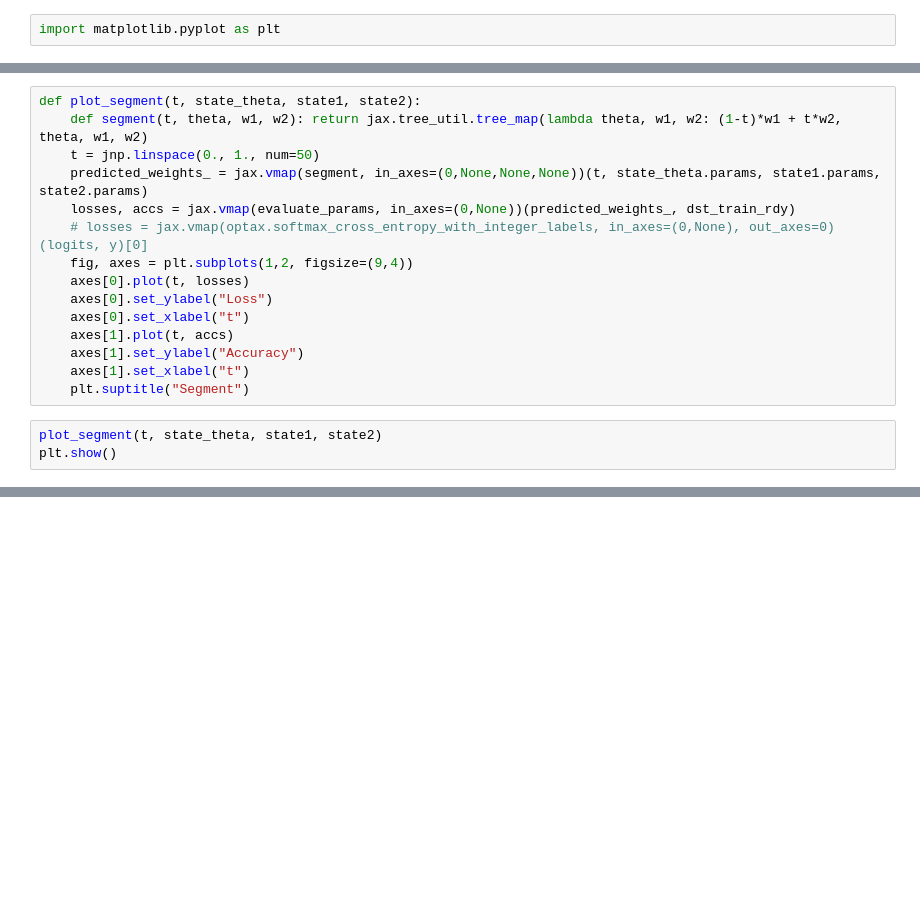
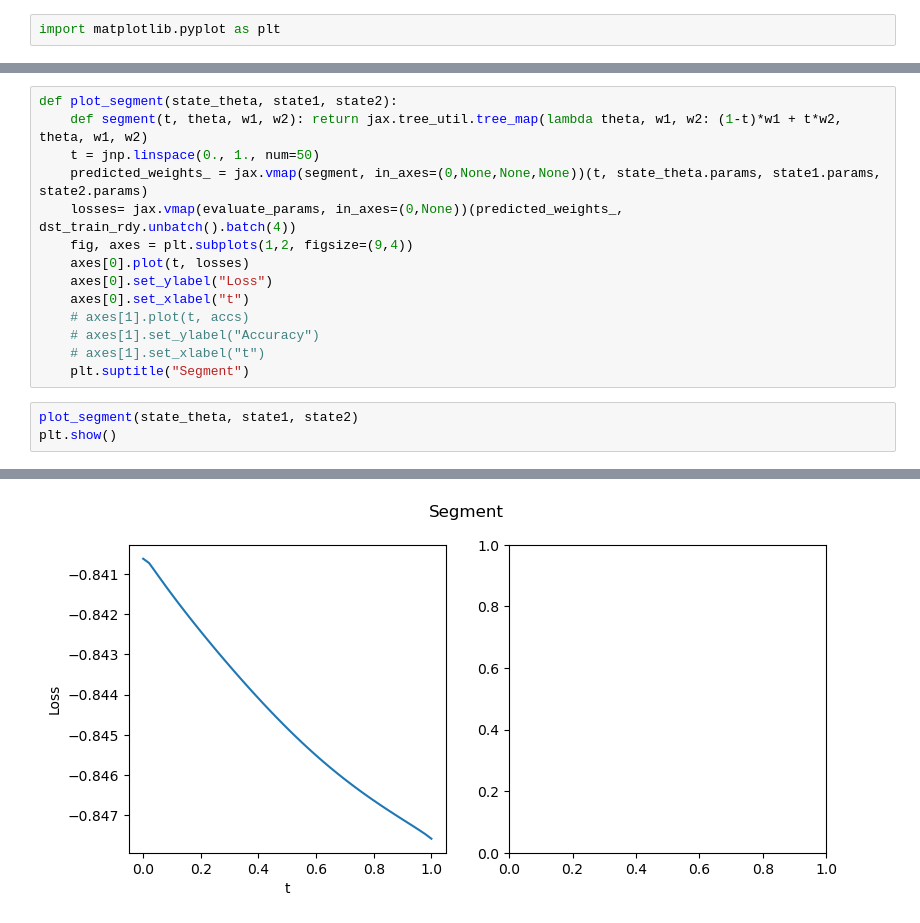
Before and after one commit to Jorgvt/perceptnet, a Jupyter notebook: Notebooks/13_JaX/13_10_SeparateGabors/13_10_999_Curve_Between_Models_JaX.ipynb, the cells around one changed output, grey strips where cells are left out. Drawn from its saved outputs; the diff is of its cells as text; blank space fills up the shorter version.

```diff
--- a/Notebooks/13_JaX/13_10_SeparateGabors/13_10_999_Curve_Between_Models_JaX.ipynb
+++ b/Notebooks/13_JaX/13_10_SeparateGabors/13_10_999_Curve_Between_Models_JaX.ipynb
@@ -644,18 +658,18 @@ plt.show()
 # %%
-def plot_segment(t, state_theta, state1, state2):
+def plot_segment(state_theta, state1, state2):
     def segment(t, theta, w1, w2): return jax.tree_util.tree_map(lambda theta, w1, w2: (1-t)*w1 + t*w2, theta, w1, w2)
     t = jnp.linspace(0., 1., num=50)
     predicted_weights_ = jax.vmap(segment, in_axes=(0,None,None,None))(t, state_theta.params, state1.params, state2.params)
-    losses, accs = jax.vmap(evaluate_params, in_axes=(0,None))(predicted_weights_, dst_train_rdy)
-    # losses = jax.vmap(optax.softmax_cross_entropy_with_integer_labels, in_axes=(0,None), out_axes=0)(logits, y)[0]
+    losses= jax.vmap(evaluate_params, in_axes=(0,None))(predicted_weights_, dst_train_rdy.unbatch().batch(4))
     fig, axes = plt.subplots(1,2, figsize=(9,4))
     axes[0].plot(t, losses)
     axes[0].set_ylabel("Loss")
     axes[0].set_xlabel("t")
-    axes[1].plot(t, accs)
-    axes[1].set_ylabel("Accuracy")
-    axes[1].set_xlabel("t")
+    # axes[1].plot(t, accs)
+    # axes[1].set_ylabel("Accuracy")
+    # axes[1].set_xlabel("t")
     plt.suptitle("Segment")
 # %%
-plot_segment(t, state_theta, state1, state2)
+plot_segment(state_theta, state1, state2)
 plt.show()
+# %% [output]
@@ -661,0 +678 @@ plt.show()
+[figure, added]
```
Also changed, not shown: parts of 12 cells of this notebook.
